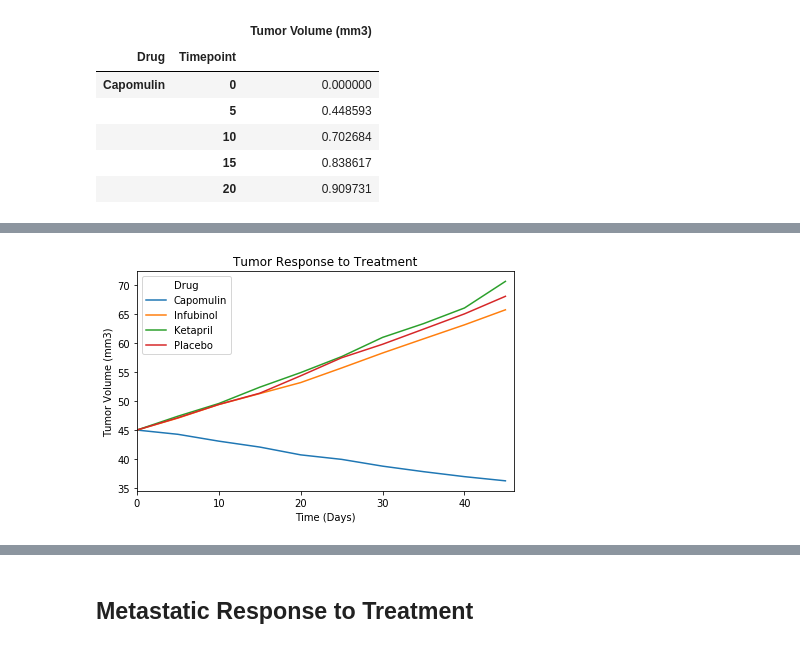
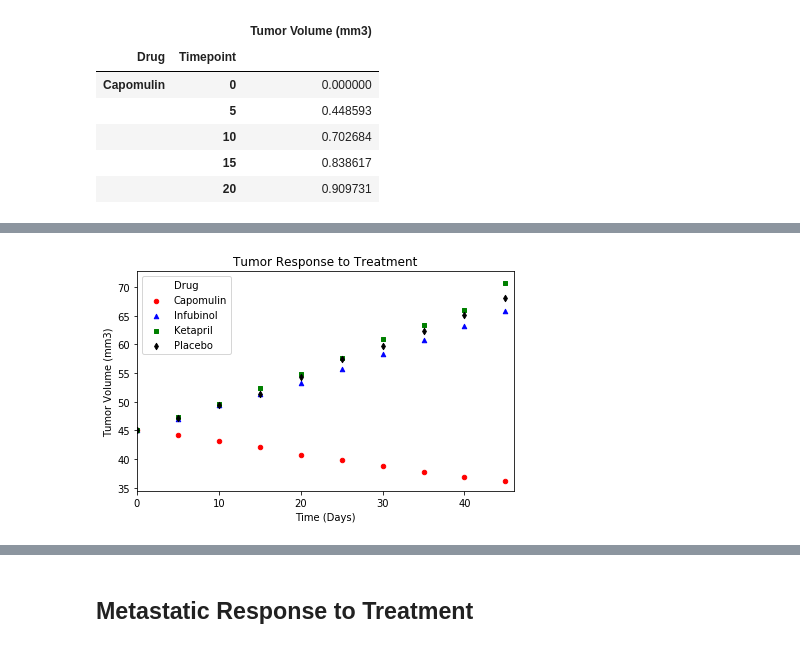
Before and after one commit to Yashwinie/bootcampspot-homework, a Jupyter notebook: mathplotlib-challenge/Pymaceuticals/Pymaceuticals_YSS.ipynb, the cells around one changed output, grey strips where cells are left out. Drawn from its saved outputs; the diff is of its cells as text; code cells hidden in the pictures.

```diff
--- a/mathplotlib-challenge/Pymaceuticals/Pymaceuticals_YSS.ipynb
+++ b/mathplotlib-challenge/Pymaceuticals/Pymaceuticals_YSS.ipynb
@@ -111,27 +111,27 @@ final_sem_tvolume
 # %%
 # Generate the Plot (with Error Bars)
 
-meantumorvolumeplot = final_mean_tvolume.plot(x='Timepoint', y=['Capomulin', 'Infubinol', 'Ketapril', 'Placebo'])
+#meantumorvolumeplot = final_mean_tvolume.plot(kind='scatter', x='Timepoint', y=['Capomulin', 'Infubinol', 'Ketapril', 'Placebo'])
 
-#cDrug_mean = final_mean_tvolume.plot(x='Timepoint', y=['Capomulin'], kind='scatter')
-#iDrug_mean = final_mean_tvolume.plot(x='Timepoint', y=['Infubinol'], kind='scatter')
-#kDrug_mean = final_mean_tvolume.plot(x='Timepoint', y=['Ketapril'], kind='scatter')
-#pDrug_mean = final_mean_tvolume.plot(x='Timepoint', y=['Placebo'], kind='scatter')
+ax = final_mean_tvolume.plot(kind='scatter', x='Timepoint', y=['Capomulin'], color='red', label='Capomulin', marker='o')
+final_mean_tvolume.plot(kind='scatter', x='Timepoint', y=['Infubinol'], color='blue', label='Infubinol', marker='^',  ax=ax)
+final_mean_tvolume.plot(kind='scatter', x='Timepoint', y=['Ketapril'], color='green', label='Ketapril', marker='s', ax=ax)
+final_mean_tvolume.plot(kind='scatter', x='Timepoint', y=['Placebo'], color='black', label='Placebo', marker='d', ax=ax)
 
 plt.xlim(0, meantumorvolume_grouped_reformat.index.max() + 1)
 
 plt.title("Tumor Response to Treatment")
 plt.xlabel("Time (Days)")
 plt.ylabel("Tumor Volume (mm3)")
 
 plt.tight_layout()
 plt.show()
 
 # Save the Figure
 
 #plt.savefig("../Images/mean_tumor_volume.png")
 # %% [output]
-[figure, old version]
+[figure, new version]
 # %%
 # Show the Figure
 plt.show()
```
